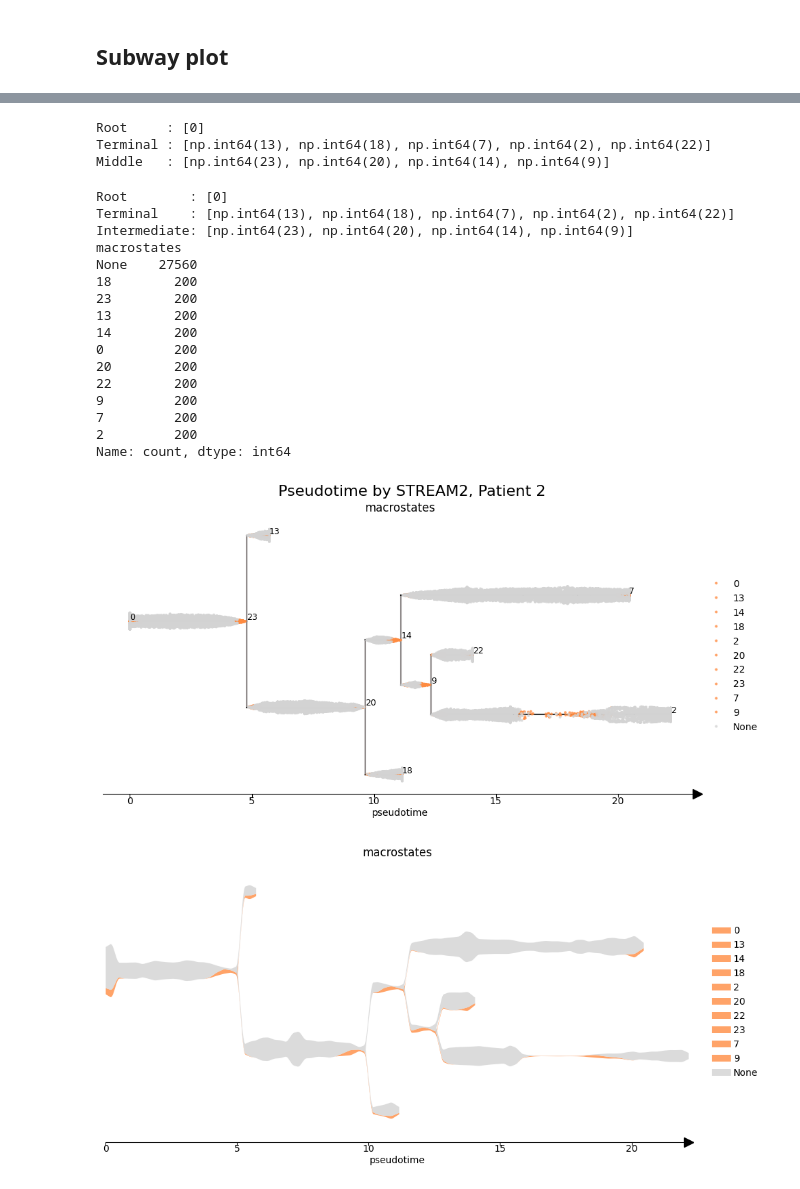
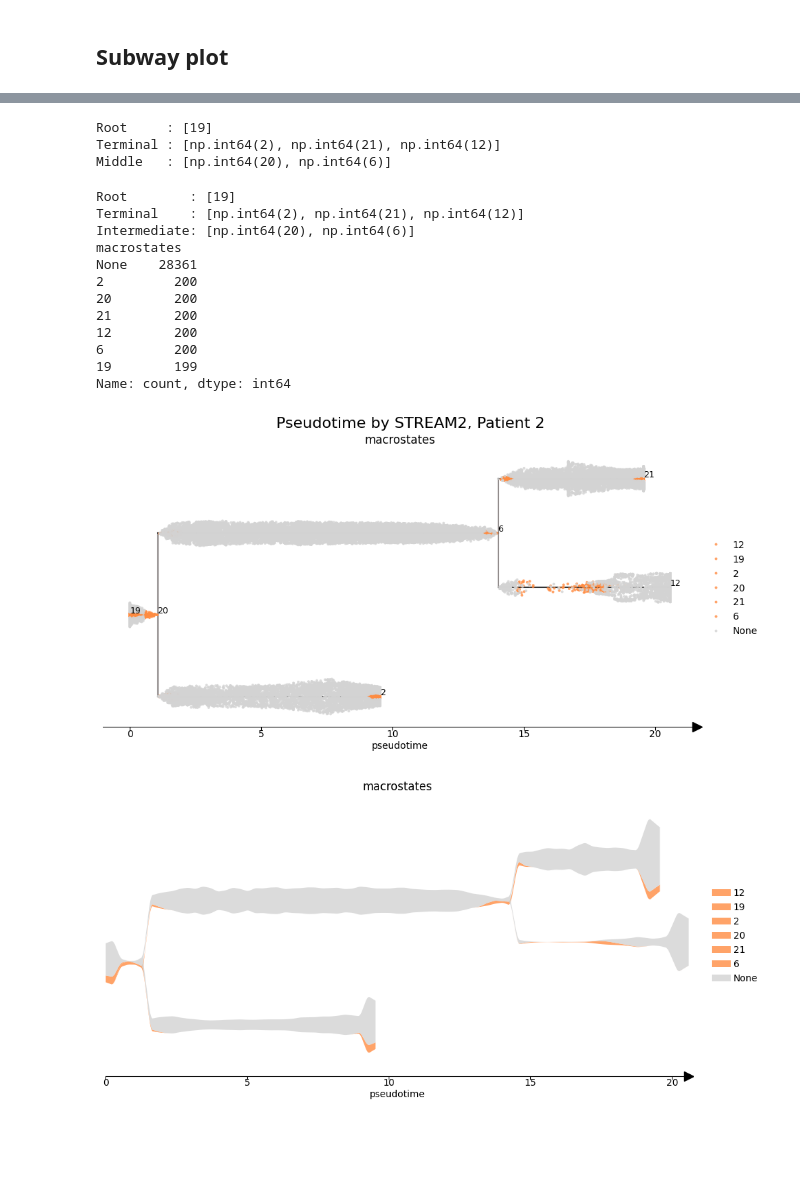
Before and after one commit to Augugustine/CITE-seq-analysis-CLL, a Jupyter notebook: 3- Boolean model/Stream2_macrostates.ipynb, the cells around one changed output, grey strips where cells are left out. Drawn from its saved outputs; the diff is of its cells as text; code cells hidden in the pictures; blank space fills up the shorter version.

```diff
--- a/3- Boolean model/Stream2_macrostates.ipynb
+++ b/3- Boolean model/Stream2_macrostates.ipynb
@@ -380,8 +377,8 @@ sc.pp.neighbors(adata,use_rep='X_pca')
 sc.tl.leiden(adata)
 st2.tl.find_disconnected_components(adata,groups='leiden')
 use_partition=['0']
-st2.tl.seed_graph(adata, obsm='X_umap', n_clusters=4,use_partition=use_partition)
-st2.tl.learn_graph(adata, obsm='X_umap', n_nodes=4,epg_alpha=0.01,epg_mu=0.2,use_partition=use_partition)
+st2.tl.seed_graph(adata, obsm='X_umap', n_clusters=22,use_partition=use_partition)
+st2.tl.learn_graph(adata, obsm='X_umap', n_nodes=22,epg_alpha=0.01,epg_mu=0.2,use_partition=use_partition)
 st2.pl.graph(adata,key='epg',color=['timepoint'],fig_size=(15,10),save_fig=False, show_text=True)
 plt.suptitle("UMAP trajectory by STREAM2, Patient 2", fontsize=16, y=1.02)
 #plt.savefig("/home/a.blanc-boekholt/Documents/Singlecell-R/Scripts/Plots/graph_p2.png", dpi=300, bbox_inches='tight')
@@ -394,8 +390,0 @@ Text(0.5, 1.02, 'UMAP trajectory by STREAM2, Patient 2')
-# %%
-adata.obsm['X_dr'] = adata.obsm['X_umap']
-
-st2.tl.get_weights(adata,bandwidth=.5,method='fft')
-sc.pl.embedding(adata,basis='X_umap',color='pointweights')
-
-st2.tl.seed_graph(adata,n_clusters=50,use_weights=True)
-st2.pl.graph(adata,key='seed_epg',color=['timepoint'],show_node=1)
@@ -446,7 +428,7 @@ G_undirected = nx.Graph()
 G_undirected.add_nodes_from(nodes)
 G_undirected.add_edges_from(edges)
 
-source = 0
+source = 19
 G = nx.bfs_tree(G_undirected, source)
 
 root_nodes     = [n for n in G.nodes if G.in_degree(n) == 0]
@@ -457,9 +439,9 @@ print(f"Root     : {root_nodes}")
 print(f"Terminal : {terminal_nodes}")
 print(f"Middle   : {mid_nodes}")
 # %% [output]
-Root     : [0]
-Terminal : [np.int64(13), np.int64(18), np.int64(7), np.int64(2), np.int64(22)]
-Middle   : [np.int64(23), np.int64(20), np.int64(14), np.int64(9)]
+Root     : [19]
+Terminal : [np.int64(2), np.int64(21), np.int64(12)]
+Middle   : [np.int64(20), np.int64(6)]
 # %%
 adata.obs['macrostates'] = "None"
 resultats = {}
@@ -473,7 +455,7 @@ nodes = adata.uns['stream_tree']['node']
 G_undirected = nx.Graph()
 G_undirected.add_nodes_from(nodes)
 G_undirected.add_edges_from(edges)
-G = nx.bfs_tree(G_undirected, source=0)
+G = nx.bfs_tree(G_undirected, source=19)
 
 root_nodes     = [n for n in G.nodes if G.in_degree(n) == 0]
 terminal_nodes = [n for n in G.nodes if G.out_degree(n) == 0]
@@ -562,7 +544,7 @@ adata.obs['macrostates'] = "None"
 resultats = {}
 
 for node in nodes:
-    if node == 2:
+    if node == 12:
         # Node 2: closest Bridge-annotated cells (not end-of-branch)
         top_names = get_cells_near_node(node, 200, annotation_filter='Bridge')
 
@@ -583,48 +565,44 @@ for node in nodes:
 
 print(adata.obs['macrostates'].value_counts(dropna=False))
 # %% [output]
-Root        : [0]
-Terminal    : [np.int64(13), np.int64(18), np.int64(7), np.int64(2), np.int64(22)]
-Intermediate: [np.int64(23), np.int64(20), np.int64(14), np.int64(9)]
+Root        : [19]
+Terminal    : [np.int64(2), np.int64(21), np.int64(12)]
+Intermediate: [np.int64(20), np.int64(6)]
 macrostates
-None    27560
-18        200
-23        200
-13        200
-14        200
-0         200
+None    28361
+2         200
 20        200
-22        200
-9         200
-7         200
-2         200
+21        200
+12        200
+6         200
+19        199
 Name: count, dtype: int64
 # %%
 base_color = '#FF8C42'
 dict_palette = {
     'macrostates': {str(node): base_color for node in nodes}
 }
 dict_palette['macrostates']['None'] = 'lightgrey'
 
 coords_cells = adata.obsm['X_umap']
 
-st2.pl.stream_sc(adata, source=0,
+st2.pl.stream_sc(adata, source=19,
                  dist_scale=0.2,
                  color=['macrostates'],
                  fig_ncol=2,fig_size=(10, 5),dict_palette =dict_palette,
                  fig_legend_ncol=1,
                  save_fig=False)
 plt.suptitle("Pseudotime by STREAM2, Patient 2", fontsize=16, y=1.02)
 #plt.savefig("/home/a.blanc-boekholt/Documents/Singlecell-R/Scripts/Plots/pseudotime_p2.png", dpi=300, bbox_inches='tight')
 
-st2.pl.stream(adata, source=0,
+st2.pl.stream(adata, source=19,
                  dist_scale=1,
                  color=['macrostates'],fig_size=(10, 5),dict_palette =dict_palette,
                  fig_legend_ncol=1,
                  save_fig=False)
 # %% [output]
-[figure, old version]
+[figure, new version]
-[figure, old version]
+[figure, new version]
 # %%
 adata.obs["macrostates"] = adata.obs["macrostates"].apply(
     lambda x: f"S{x}" if str(x) != "None" else x)
```
Also changed, not shown: parts of 7 cells of this notebook, 1 other file.
